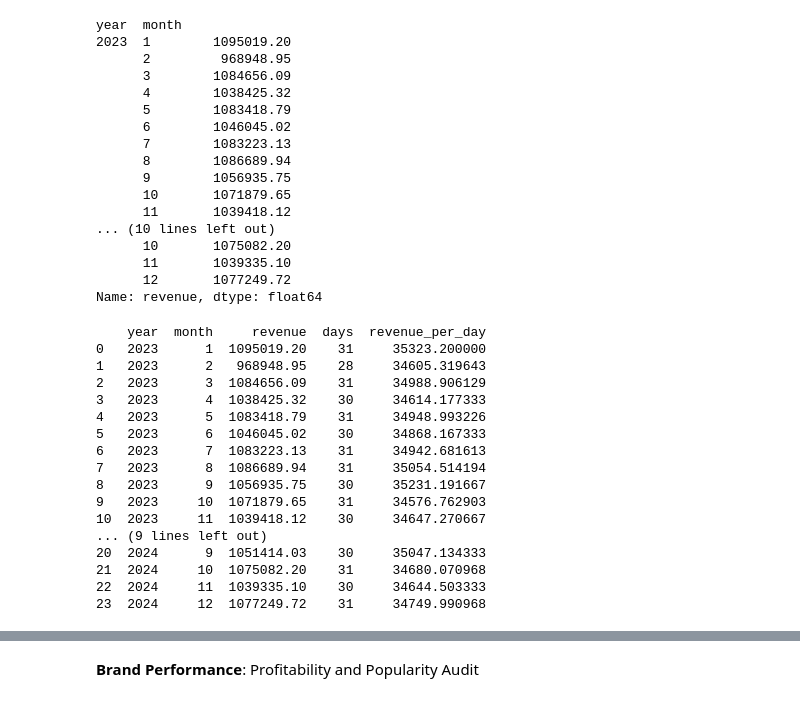
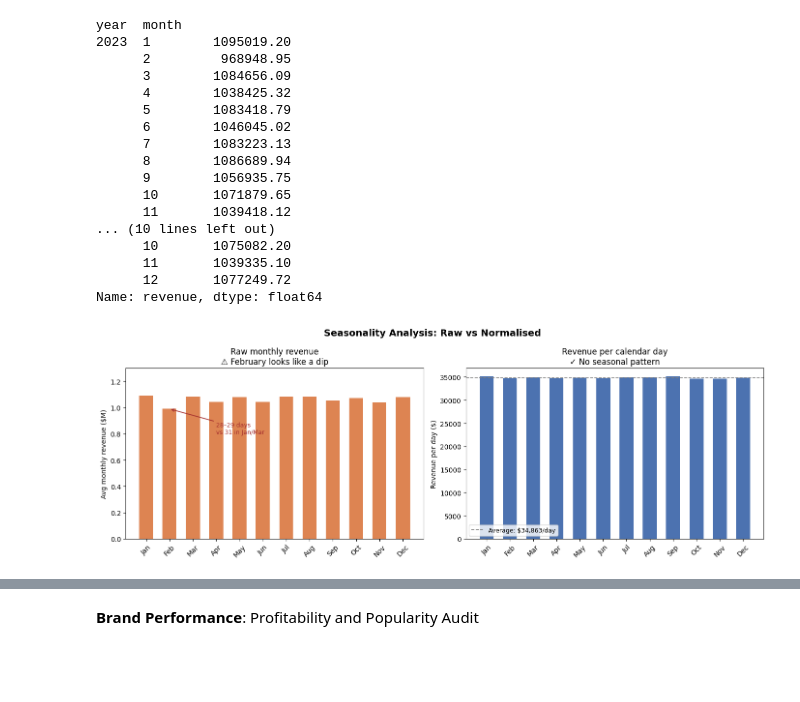
Before and after one commit to timadeyy/Python-sales-eda-chocolate, a Jupyter notebook: chocolate.ipynb, the cells around one changed output, grey strips where cells are left out. Cells and saved outputs as stored; diff of their text form; code cells hidden in the pictures; blank space fills up the shorter version.

Commit message:
Reworked sesonality analysis, and fixed discount impact analysis

```diff
--- a/chocolate.ipynb
+++ b/chocolate.ipynb
@@ -217,6 +229,57 @@ year  month
       11       1039335.10
       12       1077249.72
 Name: revenue, dtype: float64
+# %%
+import calendar as cal_module
+
+sales['order_date']  = pd.to_datetime(sales['order_date'])
+sales['year'] = sales['order_date'].dt.year
+sales['month'] = sales['order_date'].dt.month
+sales['days_in_month'] = sales['order_date'].dt.days_in_month
+
+month_rev3 = sales.groupby(['year', 'month']).agg(
+revenue= ('revenue','sum'),
+days_in_month=('days_in_month', 'first')
+).reset_index()
+month_rev3['revenue_per_day'] = month_rev3['revenue'] / month_rev3['days_in_month']
+
+monthly_avg = month_rev3.groupby('month').agg(
+raw_revenue=('revenue','mean'),
+revenue_per_day=('revenue_per_day','mean')
+).reset_index()
+monthly_avg['month_name'] = monthly_avg['month'].apply(lambda m: cal_module.month_abbr[m])
+
+fig, axes = plt.subplots(1, 2, figsize=(14, 5))
+fig.suptitle('Seasonality Analysis: Raw vs Normalised', fontsize=14, fontweight='bold')
+
+x      = range(len(monthly_avg))
+months = monthly_avg['month_name']
+
+axes[0].bar(x, monthly_avg['raw_revenue'] / 1e6, color='#DD8452', width=0.6)
+axes[0].set_xticks(x)
+axes[0].set_xticklabels(months, rotation=45)
+axes[0].set_ylabel('Avg monthly revenue ($M)')
+axes[0].set_title('Raw monthly revenue\n⚠ February looks like a dip')
+axes[0].set_ylim(0, 1.3)
+axes[0].annotate('28–29 days\nvs 31 in Jan/Mar',
+                 xy=(1, monthly_avg.loc[monthly_avg['month'] == 2, 'raw_revenue'].values[0] / 1e6),
+                 xytext=(3, 0.8), fontsize=9, color='#A32D2D',
+                 arrowprops=dict(arrowstyle='->', color='#A32D2D', lw=1.2))
+
+baseline = monthly_avg['revenue_per_day'].mean()
+axes[1].bar(x, monthly_avg['revenue_per_day'], color='#4C72B0', width=0.6)
+axes[1].axhline(y=baseline, color='gray', linestyle='--', linewidth=1.2,
+                label=f'Average: ${baseline:,.0f}/day')
+axes[1].set_xticks(x)
+axes[1].set_xticklabels(months, rotation=45)
+axes[1].set_ylabel('Revenue per day ($)')
+axes[1].set_title('Revenue per calendar day\n✓ No seasonal pattern')
+axes[1].legend(fontsize=9)
+
+plt.tight_layout()
+plt.show()
+# %% [output]
+[figure, added]
 # %%
 sales['days_in_month'] = pd.to_datetime(sales['order_date']).dt.days_in_month
 
@@ -227,24 +290,6 @@ month_rev3 = sales.groupby(['year', 'month']).agg(
 
 month_rev3['revenue_per_day'] = month_rev3['revenue'] / month_rev3['days']
 print(month_rev3)
-# %% [output]
-    year  month     revenue  days  revenue_per_day
-0   2023      1  1095019.20    31     35323.200000
-1   2023      2   968948.95    28     34605.319643
-2   2023      3  1084656.09    31     34988.906129
-3   2023      4  1038425.32    30     34614.177333
-4   2023      5  1083418.79    31     34948.993226
-5   2023      6  1046045.02    30     34868.167333
-6   2023      7  1083223.13    31     34942.681613
-7   2023      8  1086689.94    31     35054.514194
-8   2023      9  1056935.75    30     35231.191667
-9   2023     10  1071879.65    31     34576.762903
-10  2023     11  1039418.12    30     34647.270667
-... (9 lines left out)
-20  2024      9  1051414.03    30     35047.134333
-21  2024     10  1075082.20    31     34680.070968
-22  2024     11  1039335.10    30     34644.503333
-23  2024     12  1077249.72    31     34749.990968
 # %% [markdown]
 **Conclusion:**
 
```
Also changed, not shown: parts of 15 cells of this notebook.
